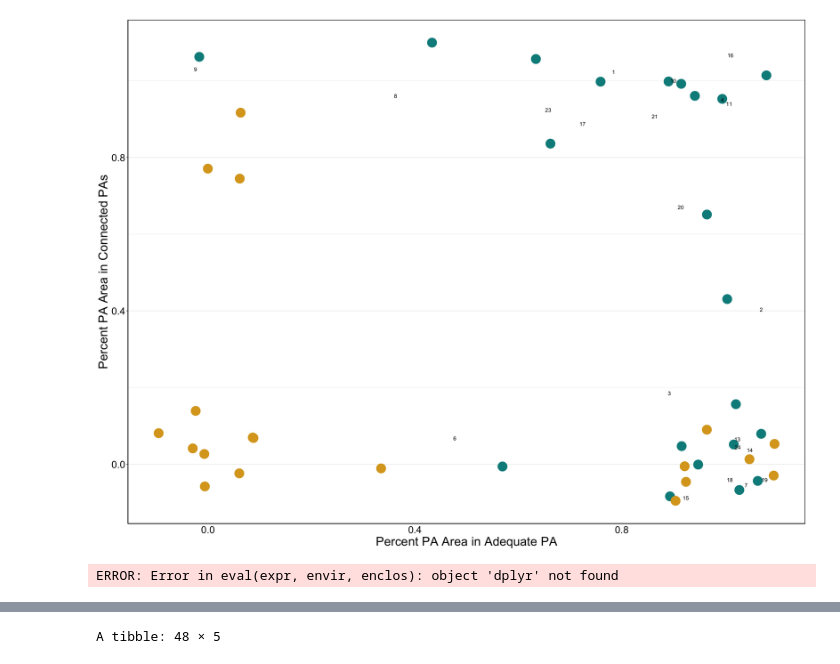
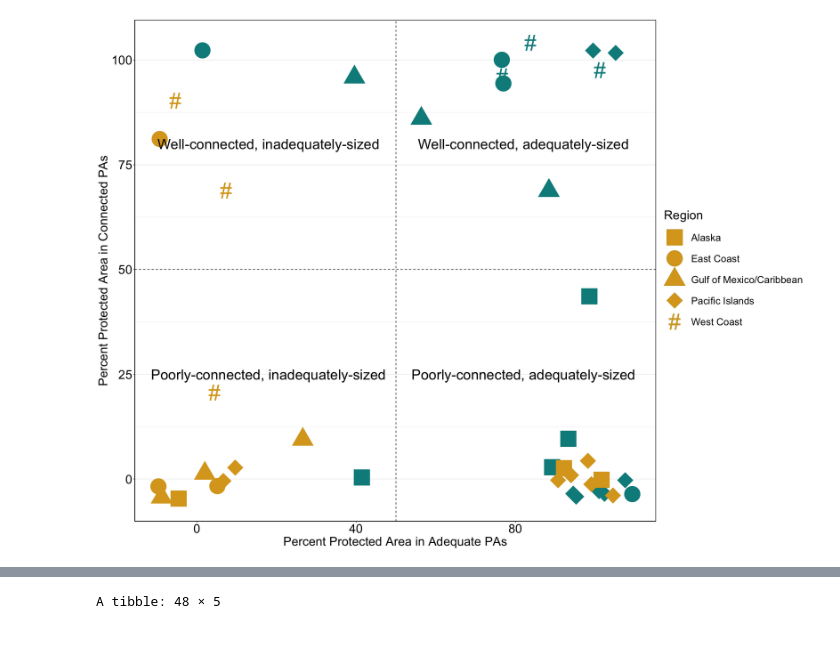
Before and after one commit to sagw/MBD, a Jupyter notebook: Proximity.ipynb, the cells around one changed output, grey strips where cells are left out. Cells and saved outputs as stored; diff of their text form; code cells hidden in the pictures.

```diff
--- a/Proximity.ipynb
+++ b/Proximity.ipynb
@@ -55,5 +55,7 @@ A data.frame: 6 × 16
 | 4 | American Samoa | 4 | 2 | 0 | 0.9996316 | 0 | ... |
 | 5 | Arctic Basin | 5 | 0 | 0 | 0.0000000 | 0 | ... |
 | 6 | Beaufort/Chukchi Seas | 6 | 1 | 0 | 0.4986564 | 0 | ... |
+# %%
+adeqproxr=merge(adeqprox, region, by=c("NAME", "Ecoregion_ID"))
 # %%
 adeqproxsimp=adeqprox[,c("NAME","Ecoregion_ID","PCT_Large_MPA_Area", "PCT_Large_FP_MPA_Area", "LT50km_MPA_PCT","LT50km_FP_MPA_PCT")]
@@ -89,24 +93,31 @@ adeqproxsimp=pivot_longer(adeqproxsimp,
 # %%
-ggplot(adeqprox, aes(x=PCT_Large_MPA_Area, y=LT50km_MPA_PCT)) +
-geom_jitter(position=position_jitter(height = .1, width=0.1), stat="identity", shape=16, size=9, color="cyan4")+
-geom_text(aes(label=Ecoregion_ID), position = position_jitter(height = .1, width=0.1))+
-geom_jitter(position = position_jitter(height = .1, width=0.1), stat="identity", shape=16, size=9, color="goldenrod",aes(x=PCT_Large_FP_MPA_Area, y=LT50km_FP_MPA_PCT))+
+ggplot(adeqproxr, aes(x=(PCT_Large_MPA_Area)*100, y=100*(LT50km_MPA_PCT), shape=Region)) +
+geom_jitter(position=position_jitter(height = 5, width=10), stat="identity", size=15, color="cyan4")+
+#geom_text(aes(label=Ecoregion_ID), position = position_jitter(height = .1, width=0.1))+
+geom_jitter(position = position_jitter(height = 5, width=10), stat="identity",  size=15, color="goldenrod",aes(x=100*(PCT_Large_FP_MPA_Area), y=100*(LT50km_FP_MPA_PCT), shape=Region))+
 scale_color_manual(values=c("goldenrod", "cyan4"))+
+scale_shape_manual(values=c(15,16,17,18,35))+
 #facet_grid(Region~., scales="free", space="free",    labeller = labeller(Region = label_wrap_gen(10)))+
 theme_bw()+
-labs(x="Percent PA Area in Adequate PA")+
+geom_hline(yintercept=50, linetype="dashed")+
+geom_vline(xintercept=50, linetype="dashed")+
+labs(x="Percent Protected Area in Adequate PAs")+
 theme(legend.position="right",
           panel.grid.major.x = element_blank(),
           panel.grid.minor.x = element_blank(),
           panel.border=element_rect(colour="black",size=1),
-          axis.ticks.x=element_blank(),
-          axis.line=element_line(color="black"), axis.text=element_text(color="black"),
-          text = element_text(size=25),
+         # axis.ticks.x=element_blank(),
+          axis.line=element_line(color="black"),
+      axis.text=element_text(color="black", size=25),
+      text=element_text(color="black", size=25),
           strip.background = element_blank())+
 #scale_x_reverse()+
 #xlim(0,100)+
-
-ylab("Percent PA Area in Connected PAs")
+annotate("text", x=18, y=80, label= "Well-connected, inadequately-sized", size=10) +
+  annotate("text", x = 82, y=80, label = "Well-connected, adequately-sized", size=10)+
+annotate("text", x=18, y=25, label= "Poorly-connected, inadequately-sized", size=10) +
+  annotate("text", x = 82, y=25, label = "Poorly-connected, adequately-sized", size=10)+
+ylab("Percent Protected Area in Connected PAs")
 # %% [output]
 Warning message:
 “Removed 3 rows containing missing values (geom_point).”
@@ -116,6 +125,2 @@ Warning message:
 “Removed 5 rows containing missing values (geom_point).”
-[figure, old version]
+[figure, new version]
-# %%
-dplyr
-# %% [output]
-ERROR: Error in eval(expr, envir, enclos): object 'dplyr' not found
```
Also changed, not shown: parts of 10 cells of this notebook, 6 other files.
